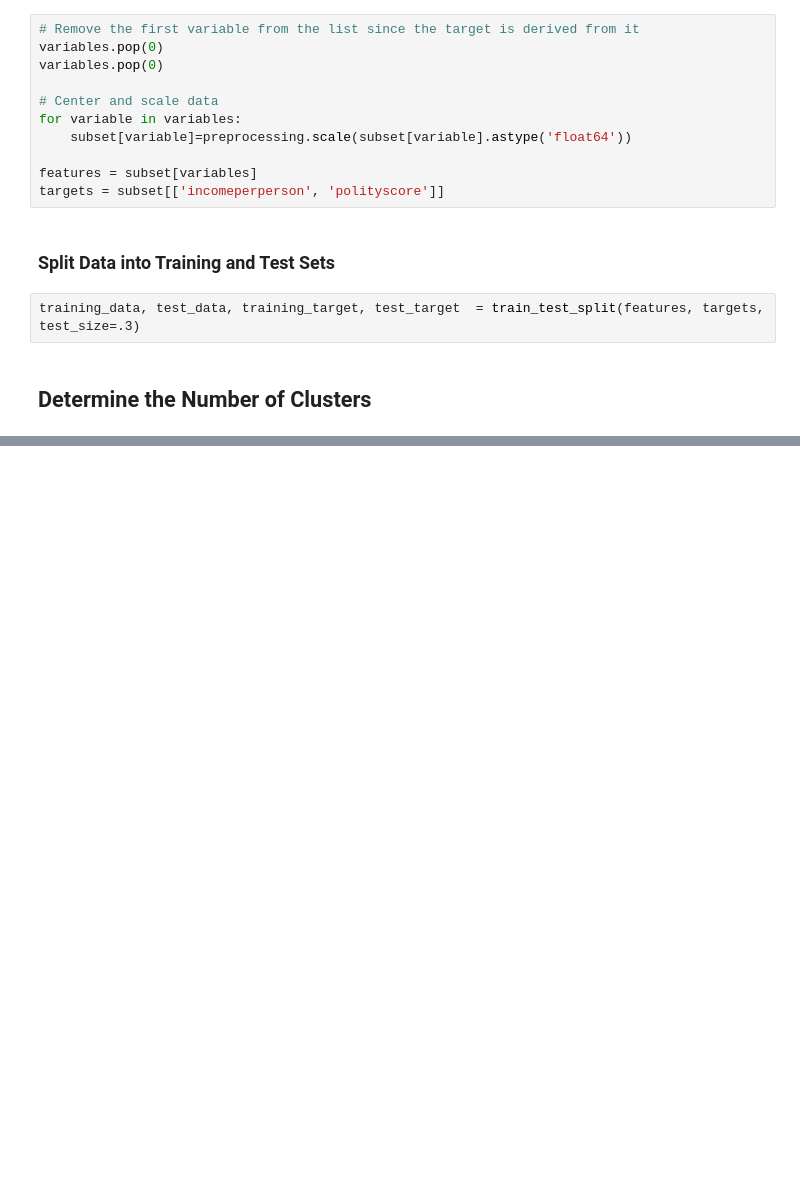
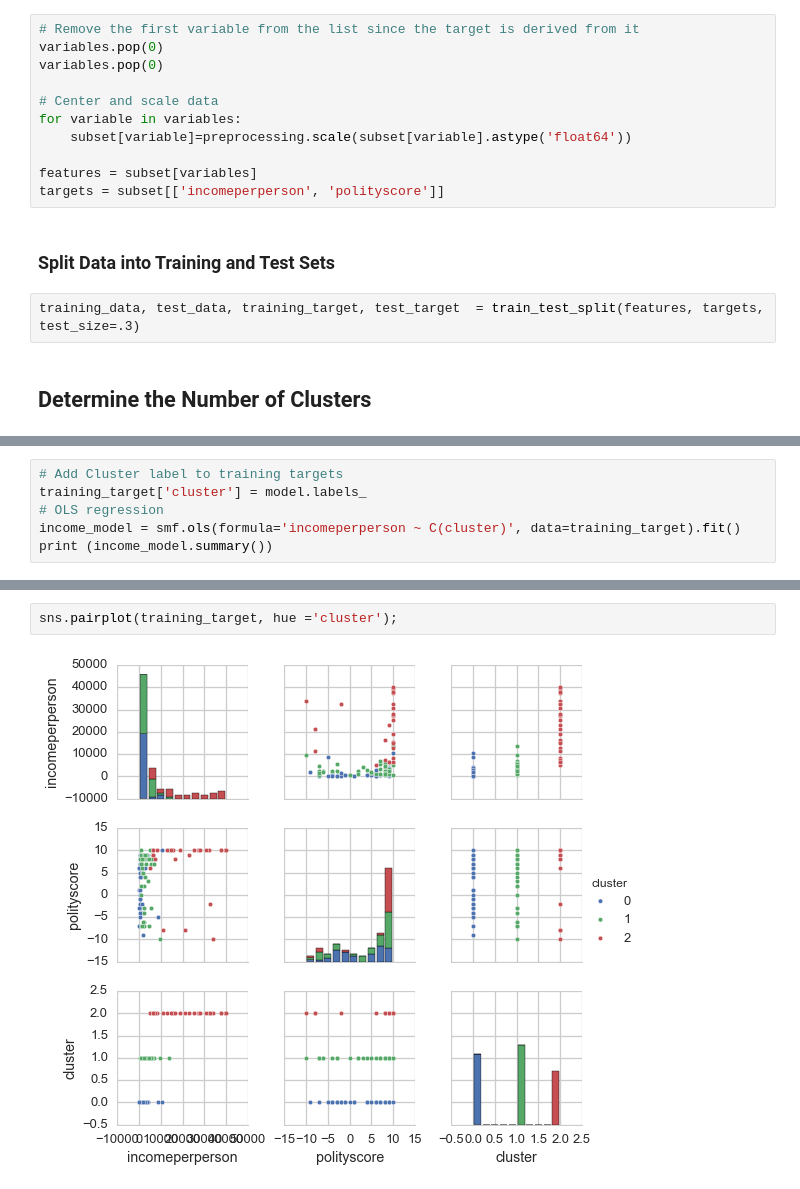
Before and after one commit to ArutyunSargsyan/democracy-and-economic-well-being, a Jupyter notebook: Machine Learning for Data Analysis/Week 4 Assignment.ipynb, the cells around one changed output, grey strips where cells are left out. Saved outputs shown, nothing was run; the diff lists cells and outputs as text; blank space fills up the shorter version.

```diff
--- a/Machine Learning for Data Analysis/Week 4 Assignment.ipynb
+++ b/Machine Learning for Data Analysis/Week 4 Assignment.ipynb
@@ -101,0 +134,6 @@ plt.show()
+# %%
+# Add Cluster label to training targets
+training_target['cluster'] = model.labels_
+# OLS regression
+income_model = smf.ols(formula='incomeperperson ~ C(cluster)', data=training_target).fit()
+print (income_model.summary())
@@ -101,0 +219,4 @@ plt.show()
+# %%
+sns.pairplot(training_target, hue ='cluster');
+# %% [output]
+[figure, added]
```
Also changed, not shown: parts of 13 cells of this notebook, 1 other file.
